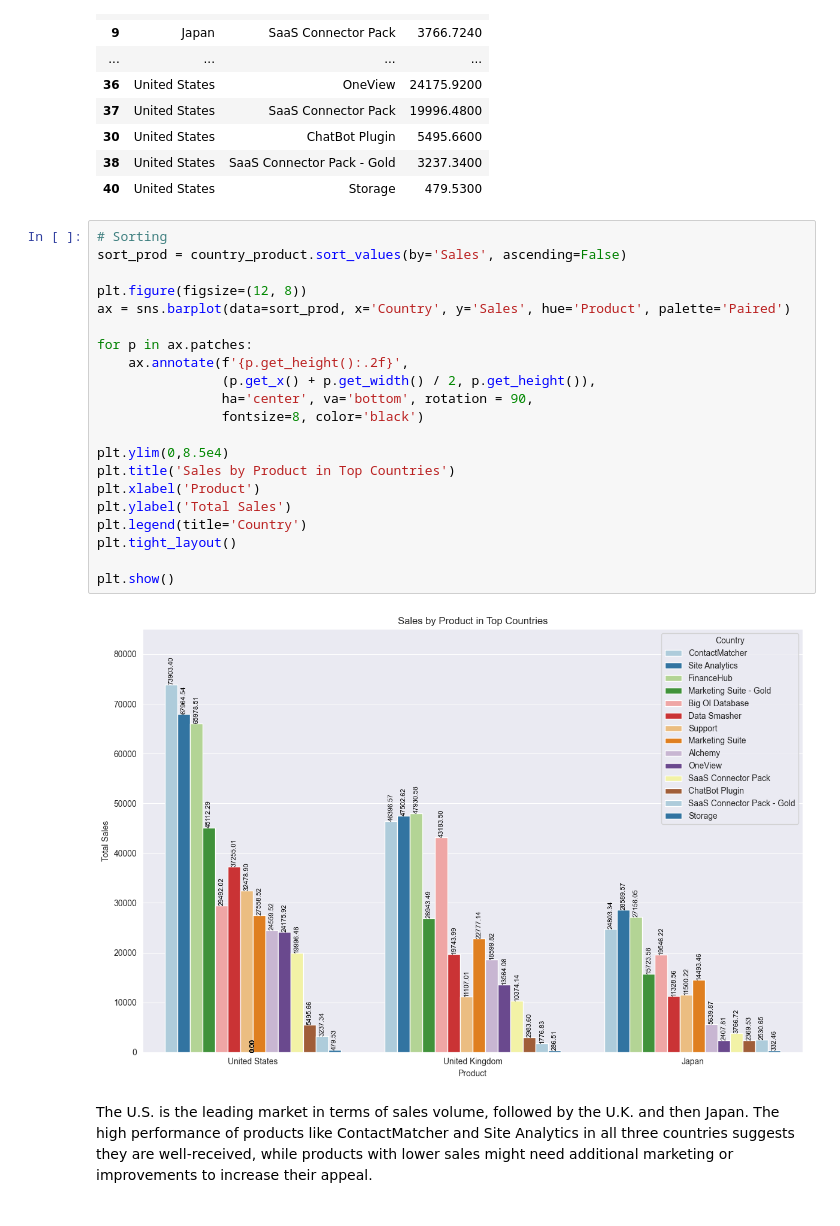
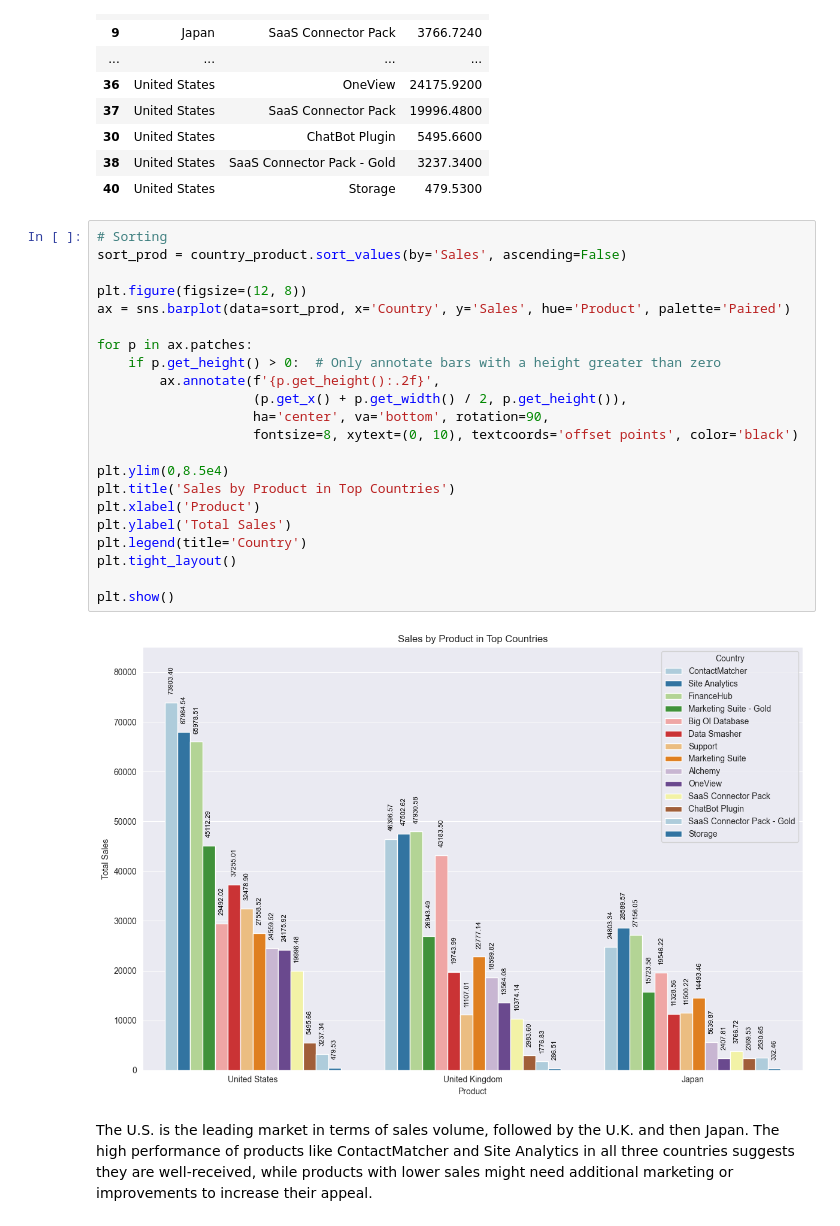
Before and after one commit to anovyn19/AWS-Sales-SaaS, a Jupyter notebook: Saas_Sales.ipynb, the cells around one changed output. Drawn from its saved outputs; the diff is of its cells as text.

```diff
--- a/Saas_Sales.ipynb
+++ b/Saas_Sales.ipynb
@@ -989,26 +988,27 @@ country_product
 # %%
 # Sorting
 sort_prod = country_product.sort_values(by='Sales', ascending=False)
 
 plt.figure(figsize=(12, 8))
 ax = sns.barplot(data=sort_prod, x='Country', y='Sales', hue='Product', palette='Paired')
 
 for p in ax.patches:
-    ax.annotate(f'{p.get_height():.2f}',
-                (p.get_x() + p.get_width() / 2, p.get_height()),
-                ha='center', va='bottom', rotation = 90,
-                fontsize=8, color='black')
+    if p.get_height() > 0:  # Only annotate bars with a height greater than zero
+        ax.annotate(f'{p.get_height():.2f}',
+                    (p.get_x() + p.get_width() / 2, p.get_height()),
+                    ha='center', va='bottom', rotation=90,
+                    fontsize=8, xytext=(0, 10), textcoords='offset points', color='black')
 
 plt.ylim(0,8.5e4)
 plt.title('Sales by Product in Top Countries')
 plt.xlabel('Product')
 plt.ylabel('Total Sales')
 plt.legend(title='Country')
 plt.tight_layout()
 
 plt.show()
 # %% [output]
-[figure, old version]
+[figure, new version]
 # %% [markdown]
 The U.S. is the leading market in terms of sales volume, followed by the U.K. and then Japan. The high performance of products like ContactMatcher and Site Analytics in all three countries suggests they are well-received, while products with lower sales might need additional marketing or improvements to increase their appeal.
 # %%
```
Also changed, not shown: parts of 2 cells of this notebook.
